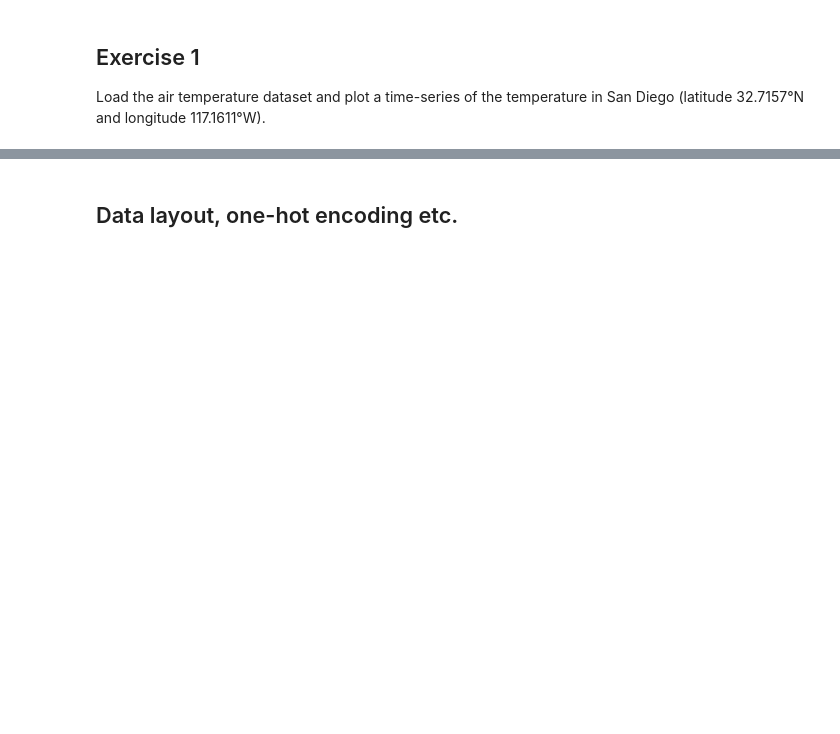
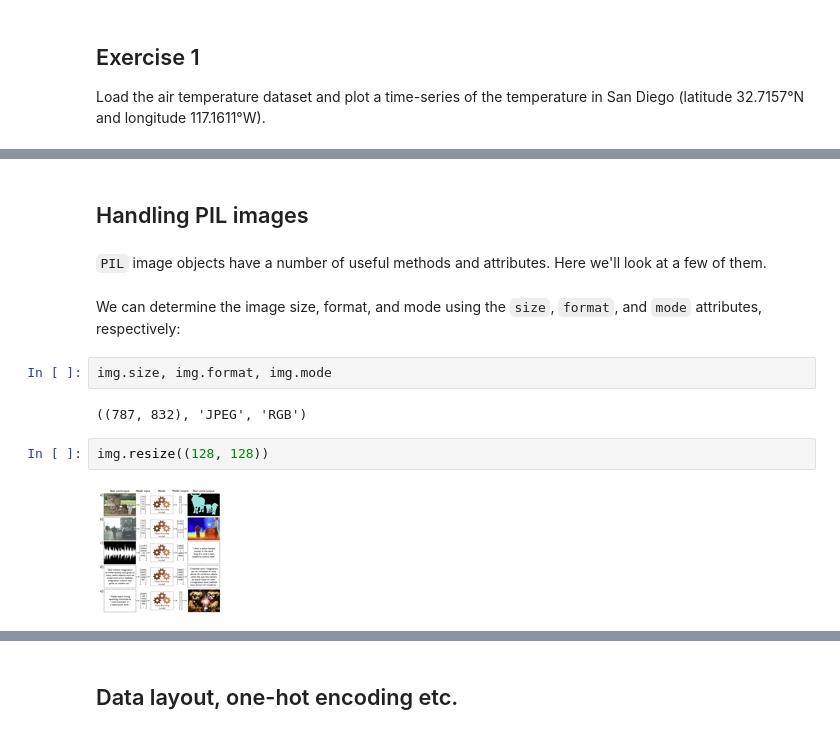
Before and after one commit to climate-analytics-lab/sioc209-2024-sp, a Jupyter notebook: sioc209-2024-sp/01_intro/03_feature_engineering.ipynb, the cells around one changed output, grey strips where cells are left out. Cells and saved outputs as stored; diff of their text form; blank space fills up the shorter version.

```diff
--- a/sioc209-2024-sp/01_intro/03_feature_engineering.ipynb
+++ b/sioc209-2024-sp/01_intro/03_feature_engineering.ipynb
@@ -529,0 +513,14 @@ ds.air.interp(lat=32.7157, lon=242.8389, method='linear').plot()
+# %% [markdown]
+## Handling PIL images
+# %% [markdown]
+`PIL` image objects have a number of useful methods and attributes. Here we'll look at a few of them.
+# %% [markdown]
+We can determine the image size, format, and mode using the `size`, `format`, and `mode` attributes, respectively:
+# %%
+img.size, img.format, img.mode
+# %% [output]
+((787, 832), 'JPEG', 'RGB')
+# %%
+img.resize((128, 128))
+# %% [output]
+[figure, added]
```
Also changed, not shown: parts of 84 cells of this notebook, 1 other file.
